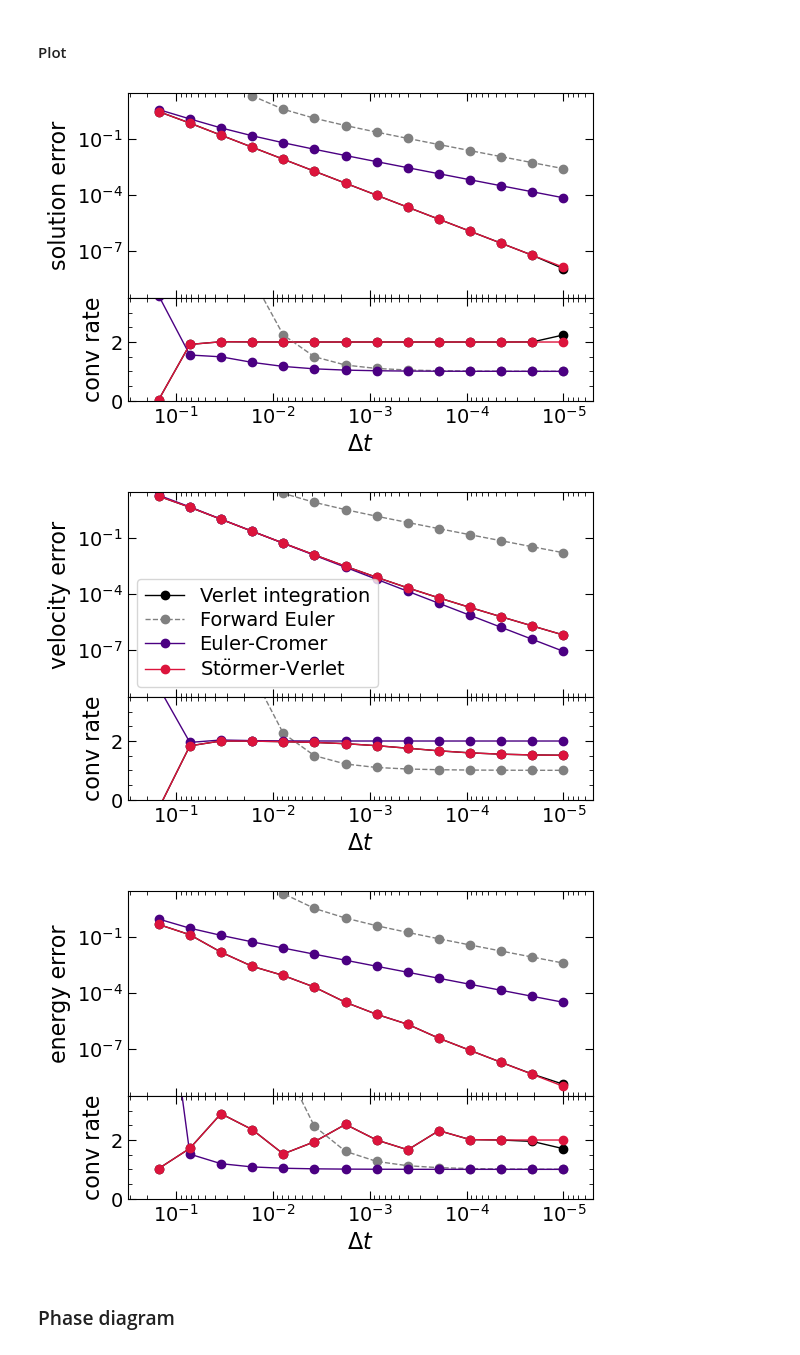
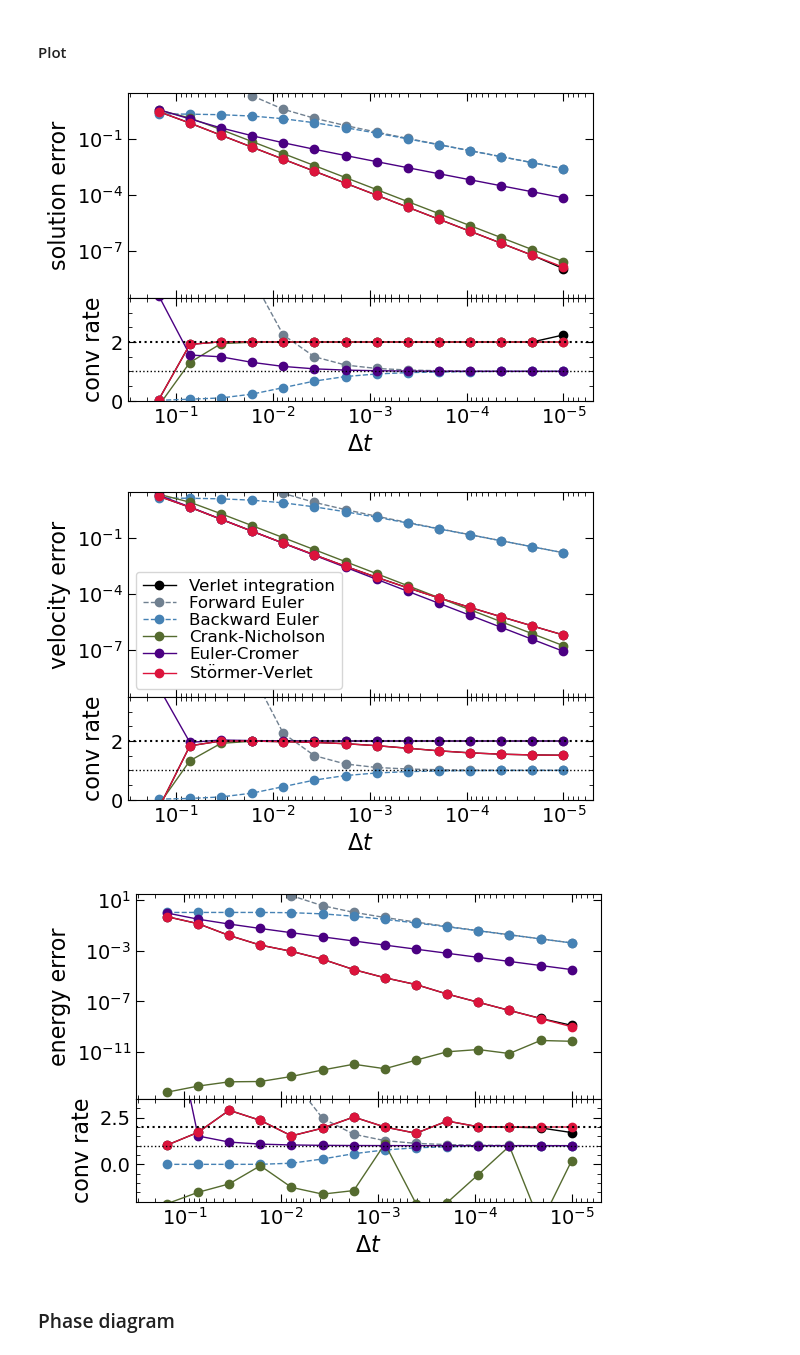
Before and after one commit to a-paranjape/numerical-methods-tutorial, a Jupyter notebook: examples/ODE_Examples.ipynb, the cells around one changed output. Cells and saved outputs as stored; diff of their text form; code cells hidden in the pictures.

Commit message:
added support and tests for implicit methods (backward Euler and Crank-Nicholson) for SHO

```diff
--- a/examples/ODE_Examples.ipynb
+++ b/examples/ODE_Examples.ipynb
@@ -24,8 +24,8 @@ mpl.rcParams['ytick.right'] = True
 mpl.rcParams['xtick.labelsize'] = 14
 mpl.rcParams['ytick.labelsize'] = 14
 mpl.rcParams['axes.labelsize'] = 16
-mpl.rcParams['legend.fontsize'] = 14 # 14
-mpl.rcParams['legend.labelspacing'] = 0.25
+mpl.rcParams['legend.fontsize'] = 12 # 14
+mpl.rcParams['legend.labelspacing'] = 0.125
 FS = 18
 FS2 = 15
 FS3 = 13
@@ -59,17 +59,23 @@ u0,v0 = 1.0,0.0
 # %%
 odict = {}
 sdict = {}
-for scheme in ['verlet','f_euler','euler_cromer','stoermer_verlet']:
-    setup = {'scheme':scheme,'f_ut':sho.f_ut}
-    os = ODEInt(setup=setup)
+for scheme in ['verlet','f_euler','b_euler','crank_nicholson','euler_cromer','stoermer_verlet']:
+    if scheme in ['b_euler','crank_nicholson']:
+        setup = {'scheme':scheme}
+        os = ODEInt_Implicit_SHO(setup=setup)
+    else:
+        setup = {'scheme':scheme,'f_ut':sho.f_ut}
+        os = ODEInt(setup=setup)
     odict[scheme] = os
     sdict[scheme] = setup
 
 # useful dictionary for plotting
 pltdict = {}
 pltdict['verlet'] = {'ls':'-','lw':1.0,'col':'k','lab':'Verlet integration'}
-pltdict['f_euler'] = {'ls':'--','lw':1.0,'col':'gray','lab':'Forward Euler'}
+pltdict['f_euler'] = {'ls':'--','lw':1.0,'col':'slategray','lab':'Forward Euler'}
+pltdict['b_euler'] = {'ls':'--','lw':1.0,'col':'steelblue','lab':'Backward Euler'}
 pltdict['euler_cromer'] = {'ls':'-','lw':1.0,'col':'indigo','lab':'Euler-Cromer'}
+pltdict['crank_nicholson'] = {'ls':'-','lw':1.0,'col':'darkolivegreen','lab':'Crank-Nicholson'}
 pltdict['stoermer_verlet'] = {'ls':'-','lw':1.0,'col':'crimson','lab':'St${{\\rm \\"o}}$rmer-Verlet'}
 pltdict['exact'] = {'ls':':','lw':1.0,'col':'k','lab':'exact'}
 # %% [output]
@@ -149,7 +155,10 @@ plt.show()
 # %%
 tdict_sho = {}
 for scheme in sdict.keys():
-    tdict_sho[scheme] = Test_ODEInt(sdict[scheme],ode_inst=sho)
+    if scheme in ['b_euler','crank_nicholson']:
+        tdict_sho[scheme] = Test_ODEInt_Implicit_SHO(sdict[scheme])
+    else:
+        tdict_sho[scheme] = Test_ODEInt(sdict[scheme],ode_inst=sho)
 # %% [output]
 ---------------
 ODE integration
@@ -195,38 +206,42 @@ Convergence tests:
 for error_type in rdict_sho['verlet'].keys():
     plt.figure(figsize=(6,4))
     gs = gridspec.GridSpec(2,1,height_ratios=[2,1],hspace=0)
 
     ax = []
     for i in range(2):
         ax_this = plt.subplot(gs[i])
         ax_this.set_xlim(dt_max_sho,0.5*dt_min_sho)
         ax_this.set_xscale('log')
         ax_this.minorticks_on()
         ax.append(ax_this)
 
-    ax[0].set_ylim(3e-10,3e1)
     ax[0].set_yscale('log')
     ax[0].set_ylabel(error_type+' error')
     ax[0].set_xticklabels('')
 
-    ax[1].set_ylim(0,3.5)
     ax[1].set_ylabel('conv rate')
     ax[1].set_xlabel('$\\Delta t$')
 
     for scheme in rdict_sho.keys():
+        y_min_0 = 2e-15 if error_type=='energy' else 3e-10
+        y_min_1 = -2 if error_type=='energy' else 0
+        ax[0].set_ylim(y_min_0,3e1)
+        ax[1].set_ylim(y_min_1,3.5)
         ls,lw,col,lab = pltdict[scheme]['ls'],pltdict[scheme]['lw'],pltdict[scheme]['col'],pltdict[scheme]['lab']
         error = rdict_sho[scheme][error_type]['error']
         rate = rdict_sho[scheme][error_type]['rate']
         dts = rdict_sho[scheme][error_type]['dts']
         ax[0].plot(dts,error,'o',ls=ls,lw=lw,c=col,label=lab)
         ax[1].plot(dts,rate,'o',ls=ls,lw=lw,c=col,label=lab)
+    ax[1].axhline(2.0,c='k',ls=':',lw=1.5)
+    ax[1].axhline(1.0,c='k',ls=':',lw=1.0)
     if error_type == 'velocity':
         ax[0].legend(loc='lower left')
     plt.show()
 # %% [output]
-[figure, old version]
+[figure, new version]
-[figure, old version]
+[figure, new version]
-[figure, old version]
+[figure, new version]
 # %% [markdown]
 ### Phase diagram
 # %%
```
Also changed, not shown: parts of 7 cells of this notebook, 2 other files.
